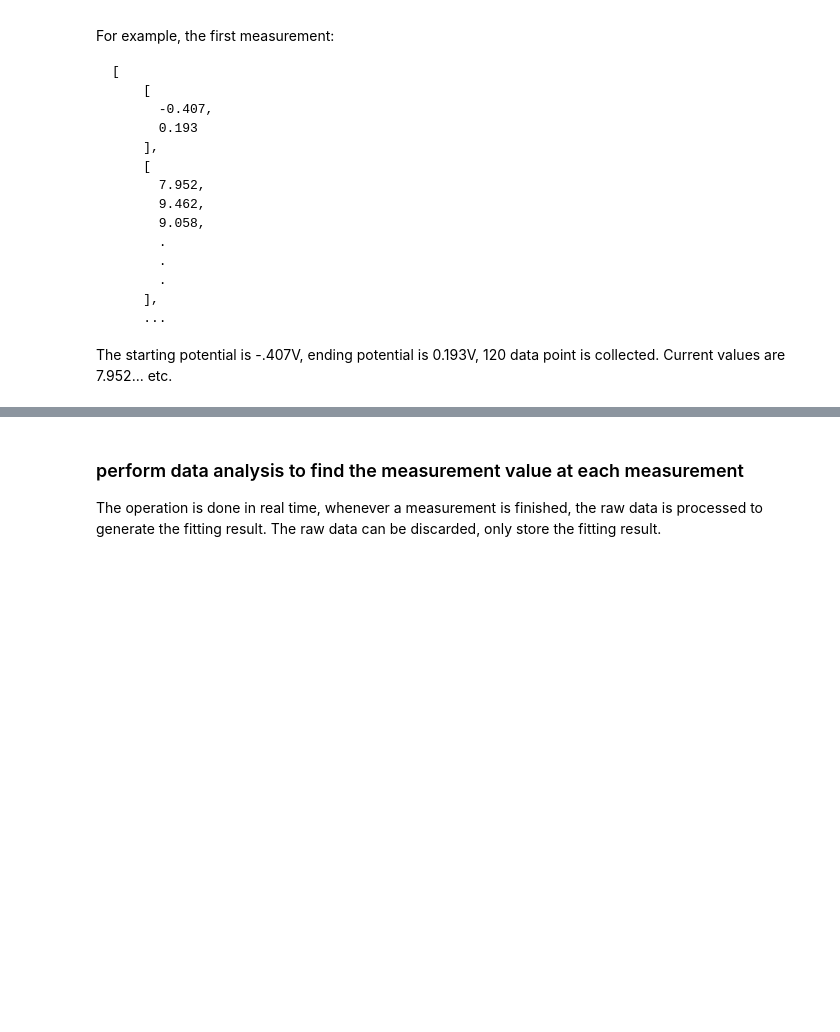
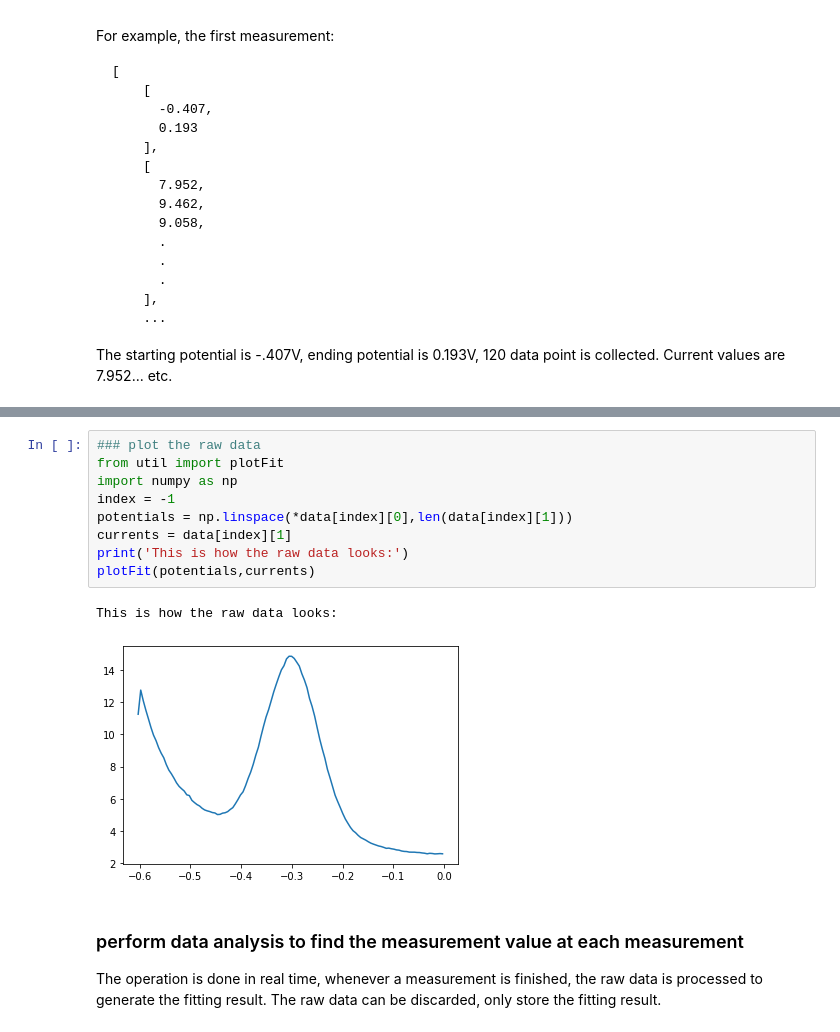
Before and after one commit to rocksnow1942/pstrace_monitor, a Jupyter notebook: dataprocess-demo/Process-Demo.ipynb, the cells around one changed output, grey strips where cells are left out. Saved outputs shown, nothing was run; the diff lists cells and outputs as text; blank space fills up the shorter version.

```diff
--- a/dataprocess-demo/Process-Demo.ipynb
+++ b/dataprocess-demo/Process-Demo.ipynb
@@ -34,3 +58,15 @@ data = json.load(open('./sample.json'))
+# %%
+### plot the raw data
+from util import plotFit
+import numpy as np
+index = -1
+potentials = np.linspace(*data[index][0],len(data[index][1]))
+currents = data[index][1]
+print('This is how the raw data looks:')
+plotFit(potentials,currents)
+# %% [output]
+This is how the raw data looks:
+[figure, added]
 # %% [markdown]
 ### perform data analysis to find the measurement value at each measurement
 
```
Also changed, not shown: parts of 8 cells of this notebook, 7 other files.
